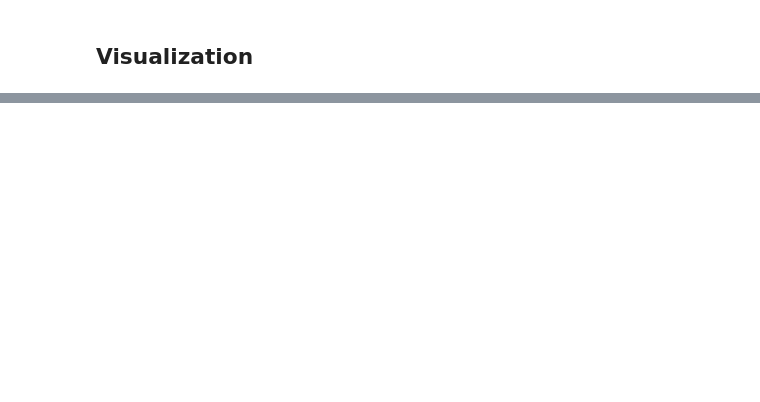
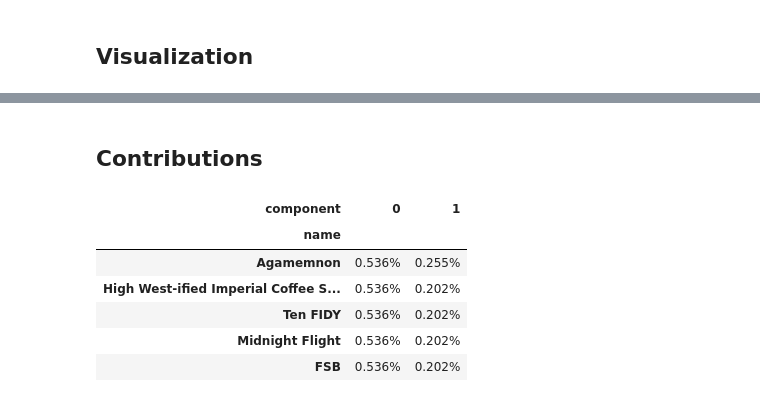
Before and after one commit to MaxHalford/prince, a Jupyter notebook: docs/content/famd.ipynb, the cells around one changed output, grey strips where cells are left out. Drawn from its saved outputs; the diff is of its cells as text; code cells hidden in the pictures; blank space fills up the shorter version.

```diff
--- a/docs/content/famd.ipynb
+++ b/docs/content/famd.ipynb
@@ -80,3 +81,20 @@ famd.plot(
 )
 # %% [output]
 [interactive output not drawn]
+# %% [markdown]
+## Contributions
+# %%
+(
+    famd.row_contributions_
+    .sort_values(0, ascending=False)
+    .head(5)
+    .style.format('{:.3%}')
+)
+# %% [output]
+| component | 0 | 1 |
+| name |  |  |
+| Agamemnon | 0.536% | 0.255% |
+| High West-ified Imperial Coffee S... | 0.536% | 0.202% |
+| Ten FIDY | 0.536% | 0.202% |
+| Midnight Flight | 0.536% | 0.202% |
+| FSB | 0.536% | 0.202% |
```
Also changed, not shown: parts of 6 cells of this notebook, 6 other files.
